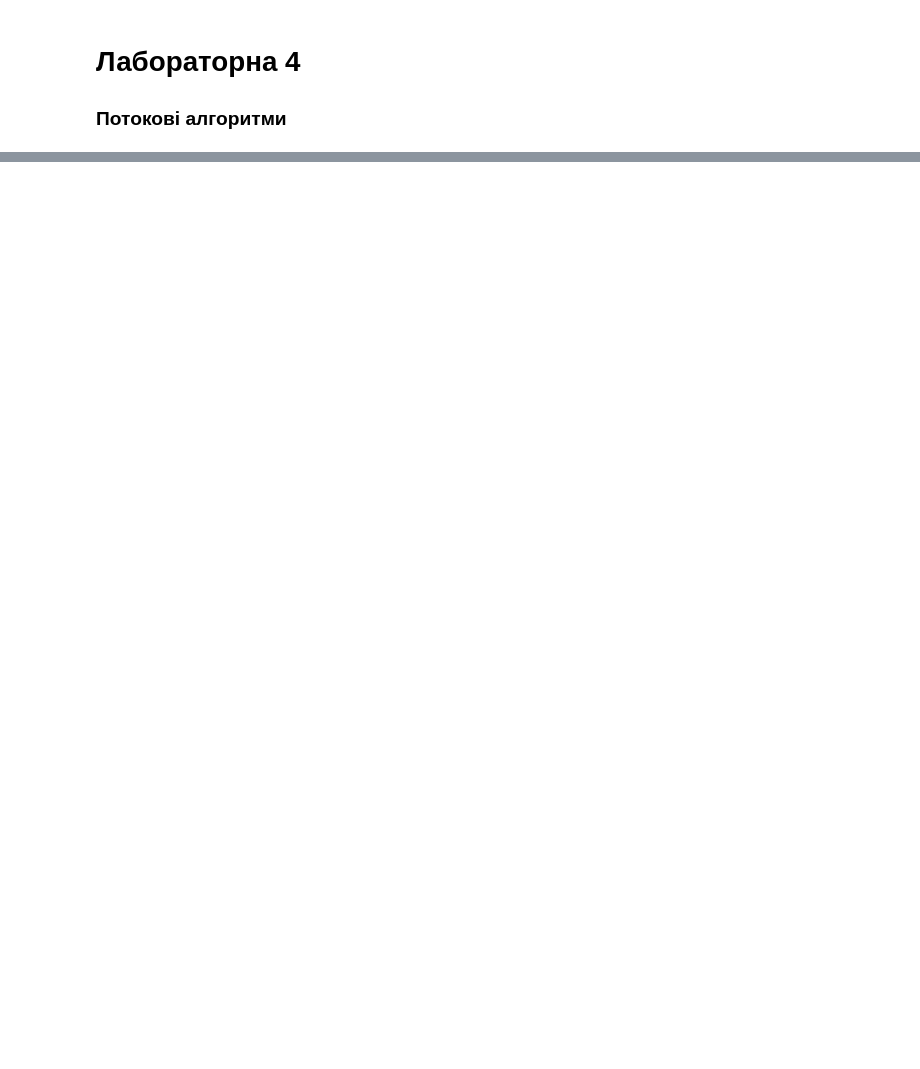
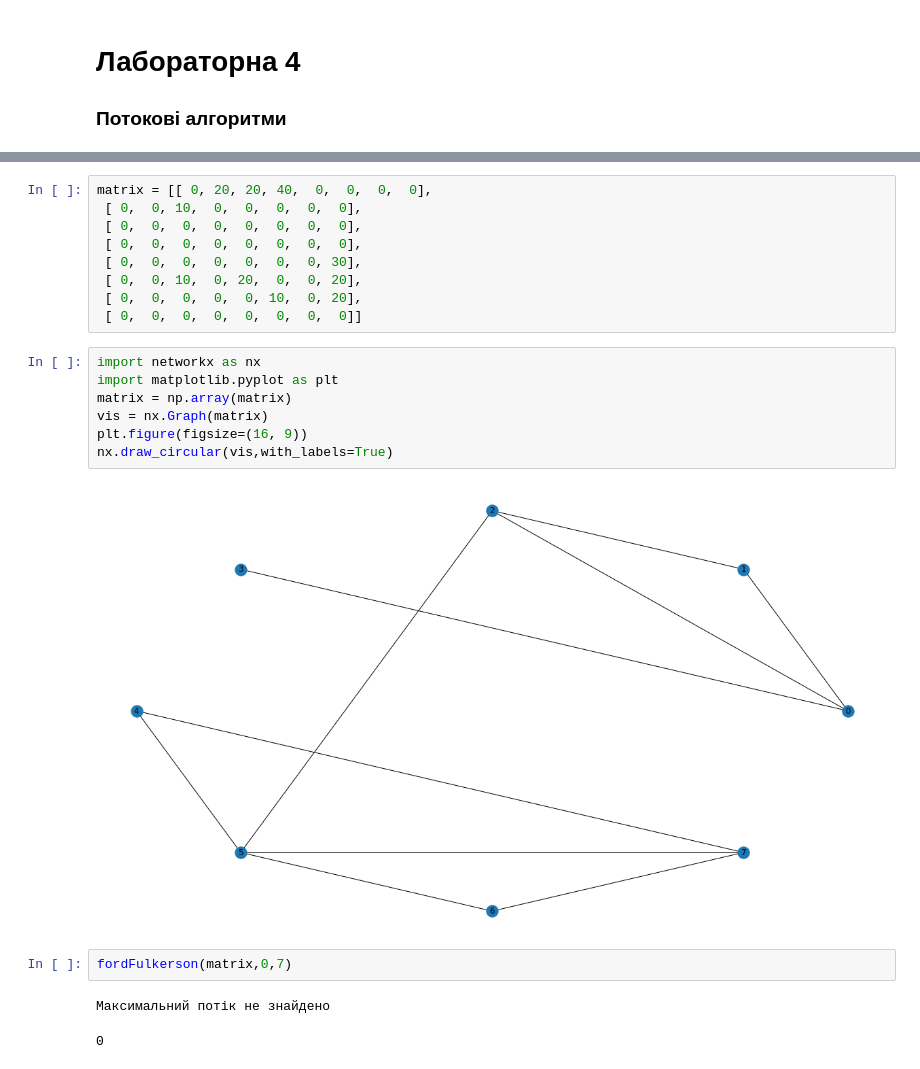
Before and after one commit to viktor-pavuk/DMCAD, a Jupyter notebook: Лабораторні роботи.ipynb, the cells around one changed output, grey strips where cells are left out. Drawn from its saved outputs; the diff is of its cells as text; blank space fills up the shorter version.

```diff
--- a/Лабораторні роботи.ipynb
+++ b/Лабораторні роботи.ipynb
@@ -227,0 +259,23 @@ nx.draw_circular(vis,with_labels=True)
+# %%
+matrix = [[ 0, 20, 20, 40,  0,  0,  0,  0],
+ [ 0,  0, 10,  0,  0,  0,  0,  0],
+ [ 0,  0,  0,  0,  0,  0,  0,  0],
+ [ 0,  0,  0,  0,  0,  0,  0,  0],
+ [ 0,  0,  0,  0,  0,  0,  0, 30],
+ [ 0,  0, 10,  0, 20,  0,  0, 20],
+ [ 0,  0,  0,  0,  0, 10,  0, 20],
+ [ 0,  0,  0,  0,  0,  0,  0,  0]]
+# %%
+import networkx as nx
+import matplotlib.pyplot as plt
+matrix = np.array(matrix)
+vis = nx.Graph(matrix)
+plt.figure(figsize=(16, 9))
+nx.draw_circular(vis,with_labels=True)
+# %% [output]
+[figure, added]
+# %%
+fordFulkerson(matrix,0,7)
+# %% [output]
+Максимальний потік не знайдено
+0
```
Also changed, not shown: parts of 11 cells of this notebook, 2 other files.
